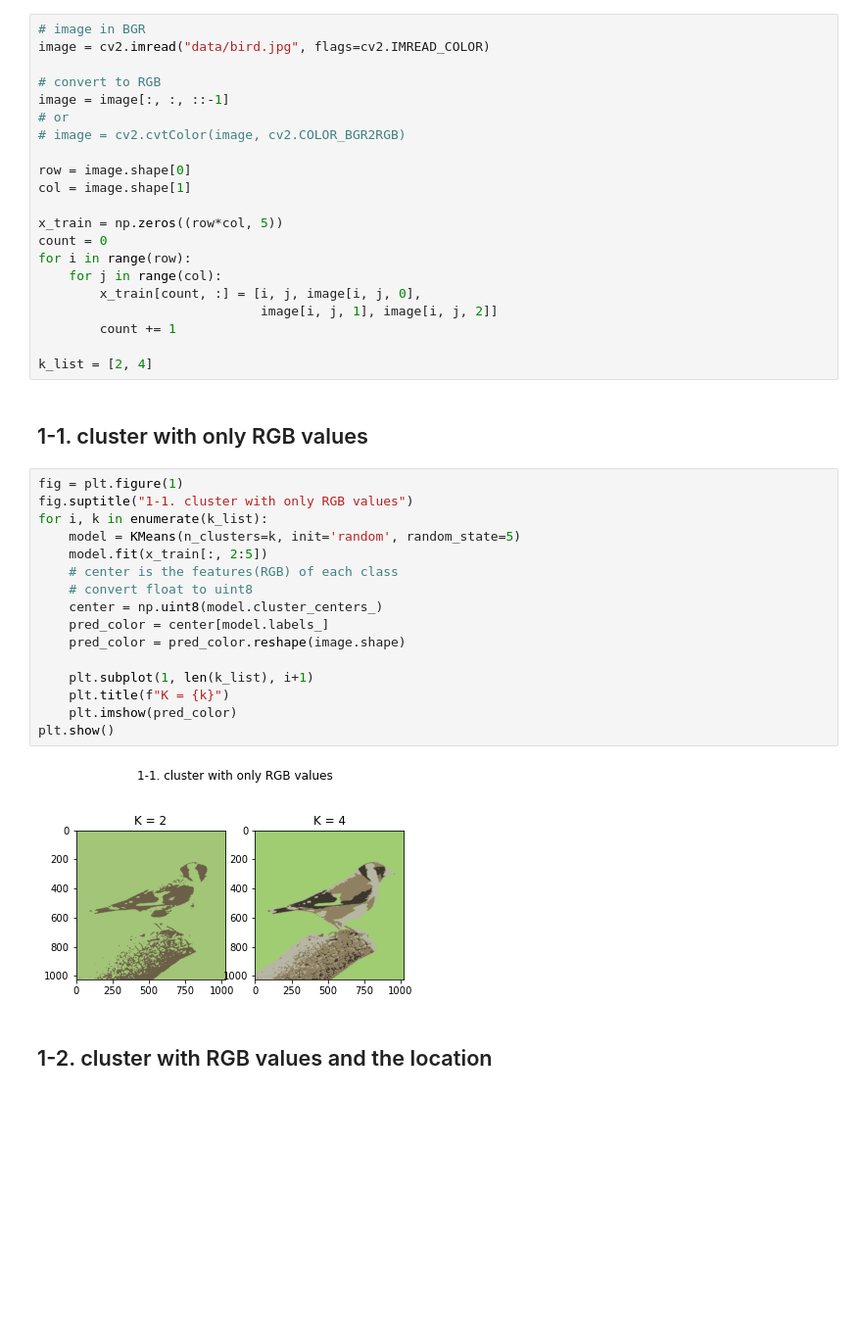
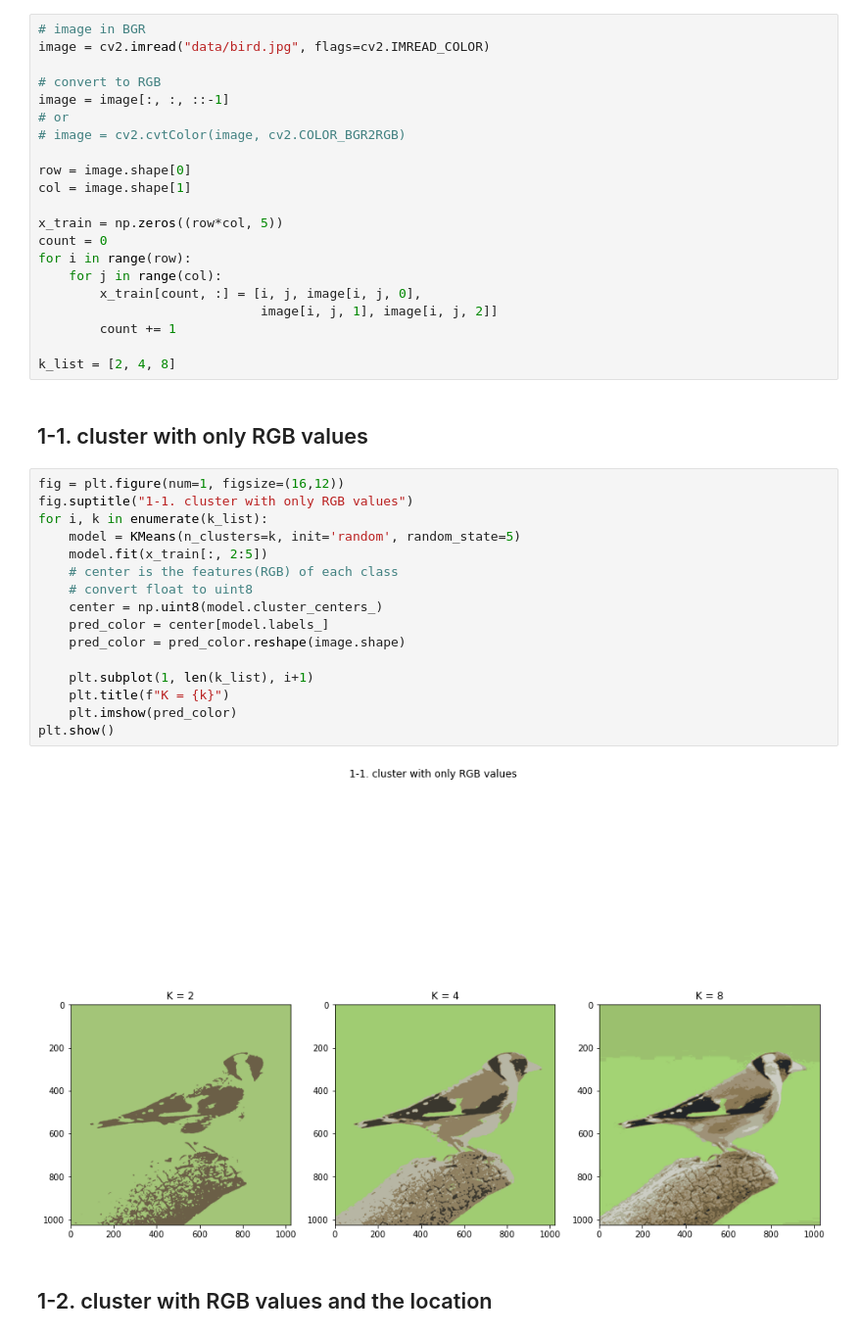
Before and after one commit to muzzylexy/IMLP347, a Jupyter notebook: Unit07/7.4_Kmeans_Image segmentation_實戰.ipynb, the cells around one changed output. Shown at 98% size. Cells and saved outputs as stored; diff of their text form; blank space fills up the shorter version.

```diff
--- a/Unit07/7.4_Kmeans_Image segmentation_實戰.ipynb
+++ b/Unit07/7.4_Kmeans_Image segmentation_實戰.ipynb
@@ -29,27 +29,27 @@ for i in range(row):
                              image[i, j, 1], image[i, j, 2]]
         count += 1
 
-k_list = [2, 4]
+k_list = [2, 4, 8]
 # %% [markdown]
 ## 1-1. cluster with only RGB values
 # %%
-fig = plt.figure(1)
+fig = plt.figure(num=1, figsize=(16,12))
 fig.suptitle("1-1. cluster with only RGB values")
 for i, k in enumerate(k_list):
     model = KMeans(n_clusters=k, init='random', random_state=5)
     model.fit(x_train[:, 2:5])
     # center is the features(RGB) of each class
     # convert float to uint8
     center = np.uint8(model.cluster_centers_)
     pred_color = center[model.labels_]
     pred_color = pred_color.reshape(image.shape)
 
     plt.subplot(1, len(k_list), i+1)
     plt.title(f"K = {k}")
     plt.imshow(pred_color)
 plt.show()
 # %% [output]
-[figure, old version]
+[figure, new version]
 # %% [markdown]
 ## 1-2. cluster with RGB values and the location
 # %%
```
Also changed, not shown: parts of 2 cells of this notebook.
